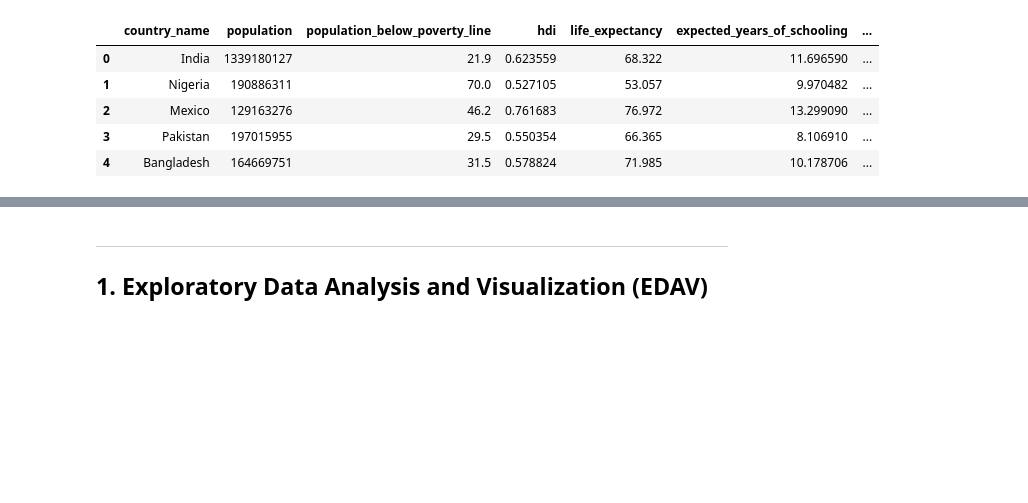
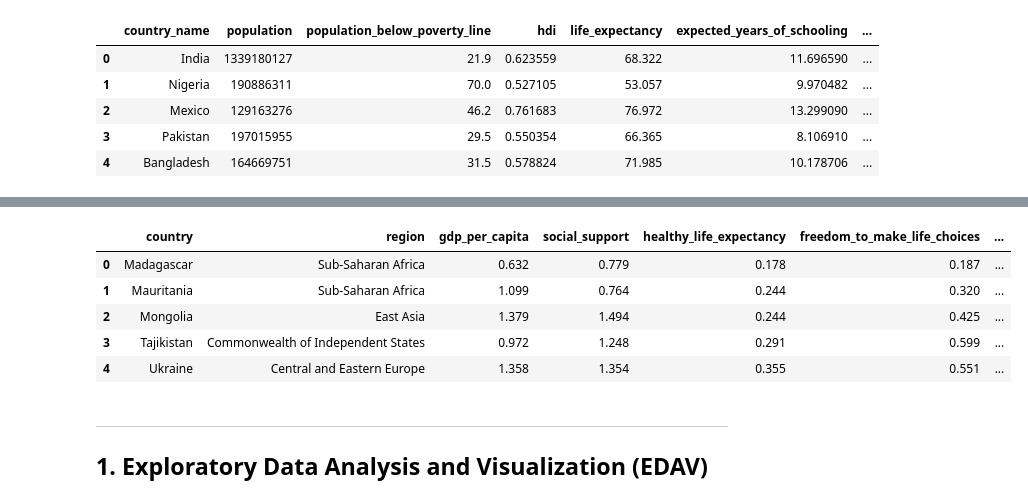
Before and after one commit to lindsayvarzz/AML_Project_1, a Jupyter notebook: Project_1.ipynb, the cells around one changed output, grey strips where cells are left out. Drawn from its saved outputs; the diff is of its cells as text; code cells hidden in the pictures; blank space fills up the shorter version.

```diff
--- a/Project_1.ipynb
+++ b/Project_1.ipynb
@@ -282,3 +266,14 @@ X_train
+# %%
+#Checking on dataset:
+
+X_train.head()
+# %% [output]
+|  | country | region | gdp_per_capita | social_support | healthy_life_expectancy | freedom_to_make_life_choices | ... |
+| 0 | Madagascar | Sub-Saharan Africa | 0.632 | 0.779 | 0.178 | 0.187 | ... |
+| 1 | Mauritania | Sub-Saharan Africa | 1.099 | 0.764 | 0.244 | 0.320 | ... |
+| 2 | Mongolia | East Asia | 1.379 | 1.494 | 0.244 | 0.425 | ... |
+| 3 | Tajikistan | Commonwealth of Independent States | 0.972 | 1.248 | 0.291 | 0.599 | ... |
+| 4 | Ukraine | Central and Eastern Europe | 1.358 | 1.354 | 0.355 | 0.551 | ... |
 # %% [markdown]
 ---
 
```
Also changed, not shown: parts of 32 cells of this notebook.
